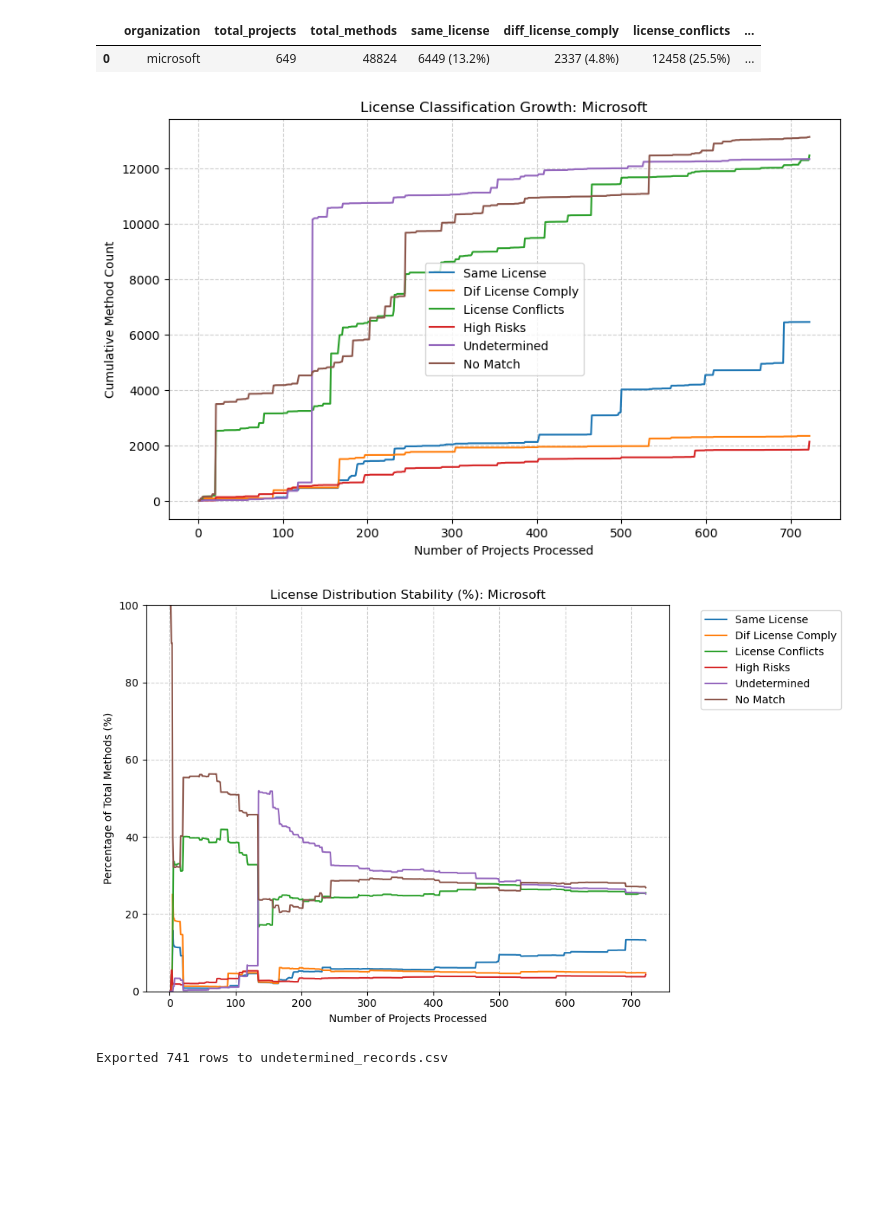
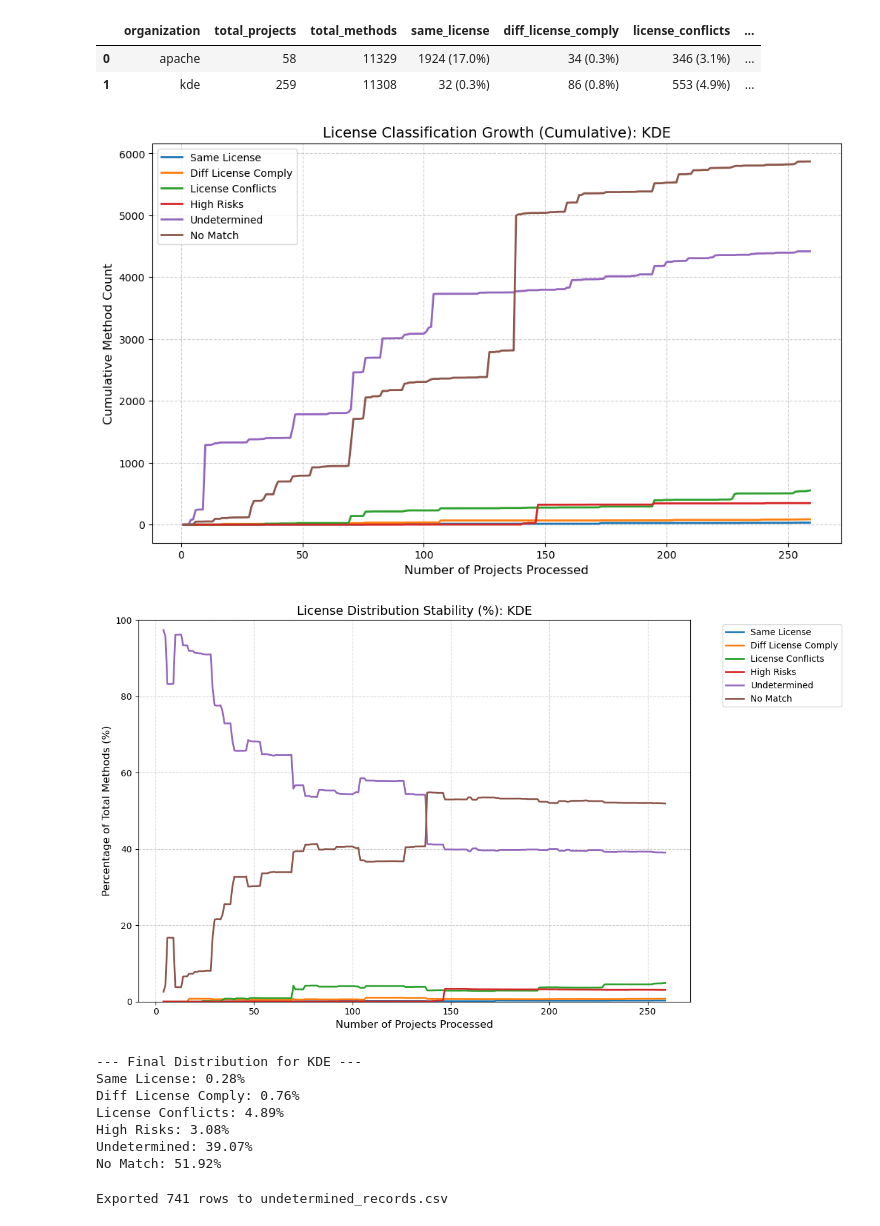
Before and after one commit to SecureSECO/searchSECO-miner, a Jupyter notebook: python_script/get_statistics_results.ipynb, the cells around one changed output. Drawn from its saved outputs; the diff is of its cells as text; code cells hidden in the pictures; blank space fills up the shorter version.

Commit message:
update on license classification

```diff
--- a/python_script/get_statistics_results.ipynb
+++ b/python_script/get_statistics_results.ipynb
@@ -76,82 +76,102 @@ def count_stats(project_type="all", is_active=False, limit=10):
 #count_stats(project_type="all", limit=30)
 
 # Top 5 rows for project_type 2
-count_stats(project_type=1, limit=10)
+count_stats(project_type=2, limit=10)
 # %% [output]
 |  | organization | total_projects | total_methods | same_license | diff_license_comply | license_conflicts | ... |
-| 0 | microsoft | 649 | 48824 | 6449 (13.2%) | 2337 (4.8%) | 12458 (25.5%) | ... |
+| 0 | apache | 58 | 11329 | 1924 (17.0%) | 34 (0.3%) | 346 (3.1%) | ... |
+| 1 | kde | 259 | 11308 | 32 (0.3%) | 86 (0.8%) | 553 (4.9%) | ... |
 # %%
 import pandas as pd
 import matplotlib.pyplot as plt
 from db_operations import get_db_conn
 
 def generate_organization_charts(org_name):
-    # 1. Database Connection (Update with your credentials)
+    # 1. Database Connection
     conn = get_db_conn()
 
     # 2. Query the data
-    # We order by processing_end_time to see how the "Debt" grows as projects are added
+    # Added is_active = FALSE to ensure we only pull completed/processed projects
     query = f"""
     SELECT
-        same_license, dif_license_comply, license_conflicts,
+        same_license, dif_license_comply as diff_license_comply, license_conflicts,
         high_risks, undetermined, no_match,
         (same_license + dif_license_comply + license_conflicts +
          high_risks + undetermined + no_match) as total_methods
     FROM searchrepos
     WHERE organization = '{org_name}'
     AND has_picked = TRUE
+    AND is_active = FALSE
     ORDER BY processing_end_time ASC
     """
+
     df = pd.read_sql(query, conn)
-    #print(df)
     conn.close()
 
+    if df.empty:
+        print(f"No data found for organization: {org_name} with is_active=FALSE")
+        return
+
     # 3. Calculate Cumulative Totals
-    # This simulates the "Progression" charts previously shown
+    # Note: mapped 'dif_license_comply' to 'diff_license_comply' in SQL for cleaner labels
     categories = [
-        'same_license', 'dif_license_comply', 'license_conflicts',
+        'same_license', 'diff_license_comply', 'license_conflicts',
         'high_risks', 'undetermined', 'no_match'
     ]
 
+    # Cumulative sum allows us to see the "progression" of risk as the dataset grew
     cum_df = df.cumsum()
     cum_df['project_count'] = range(1, len(cum_df) + 1)
 
     # 4. Calculate Percentages for Stability Chart
     pct_df = cum_df[categories].div(cum_df['total_methods'], axis=0) * 100
 
     # --- CHART 1: Absolute Counts ---
-    plt.figure(figsize=(10, 6))
+    plt.figure(figsize=(12, 7))
     for cat in categories:
-        plt.plot(cum_df['project_count'], cum_df[cat], label=cat.replace('_', ' ').title())
+        plt.plot(cum_df['project_count'], cum_df[cat], label=cat.replace('_', ' ').title(), linewidth=2)
 
-    plt.title(f'License Classification Growth: {org_name}')
-    plt.xlabel('Number of Projects Processed')
-    plt.ylabel('Cumulative Method Count')
-    plt.legend()
+    plt.title(f'License Classification Growth (Cumulative): {org_name}', fontsize=14)
+    plt.xlabel('Number of Projects Processed', fontsize=12)
+    plt.ylabel('Cumulative Method Count', fontsize=12)
+    plt.legend(loc='upper left')
     plt.grid(True, linestyle='--', alpha=0.6)
-    plt.savefig(f'{org_name}_counts.png')
+    plt.savefig(f'{org_name}_counts_growth.png', dpi=300)
     plt.show()
 
     # --- CHART 2: Percentage Stability ---
-    plt.figure(figsize=(10, 6))
+    plt.figure(figsize=(12, 7))
     for cat in categories:
-        plt.plot(cum_df['project_count'], pct_df[cat], label=cat.replace('_', ' ').title())
+        plt.plot(cum_df['project_count'], pct_df[cat], label=cat.replace('_', ' ').title(), linewidth=2)
 
-    plt.title(f'License Distribution Stability (%): {org_name}')
-    plt.xlabel('Number of Projects Processed')
-    plt.ylabel('Percentage of Total Methods (%)')
-    plt.ylim(0, 100)
+    plt.title(f'License Distribution Stability (%): {org_name}', fontsize=14)
+    plt.xlabel('Number of Projects Processed', fontsize=12)
+    plt.ylabel('Percentage of Total Methods (%)', fontsize=12)
+    plt.ylim(0, 100) # Full scale to show relative proportions
     plt.legend(bbox_to_anchor=(1.05, 1), loc='upper left')
     plt.grid(True, linestyle='--', alpha=0.6)
     plt.tight_layout()
-    plt.savefig(f'{org_name}_stability.png')
+    plt.savefig(f'{org_name}_stability_pct.png', dpi=300)
     plt.show()
 
-# Execute for Microsoft
-generate_organization_charts('Microsoft')
+    # Print summary of final state
+    final_row = pct_df.iloc[-1]
+    print(f"\n--- Final Distribution for {org_name} ---")
+    for cat in categories:
+        print(f"{cat.replace('_', ' ').title()}: {final_row[cat]:.2f}%")
+
+# Execute for Microsoft, Intel, Google
+generate_organization_charts('KDE')
 # %% [output]
-[figure, old version]
+[figure, new version]
-[figure, old version]
+[figure, new version]
+--- Final Distribution for KDE ---
+Same License: 0.28%
+Diff License Comply: 0.76%
+License Conflicts: 4.89%
+High Risks: 3.08%
+Undetermined: 39.07%
+No Match: 51.92%
 # %%
 from db_operations import get_db_conn
 
```
Also changed, not shown: 7 other files.
